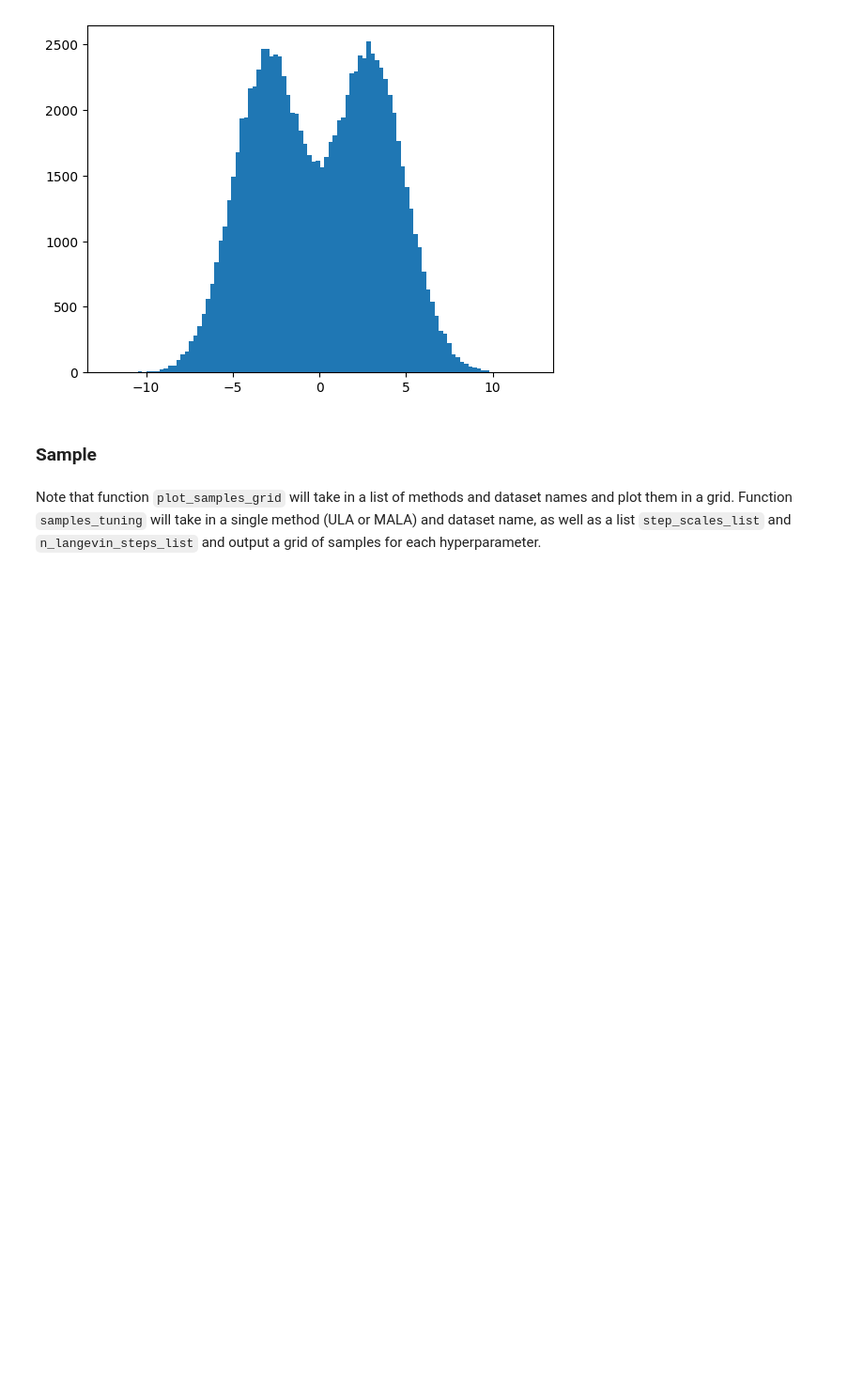
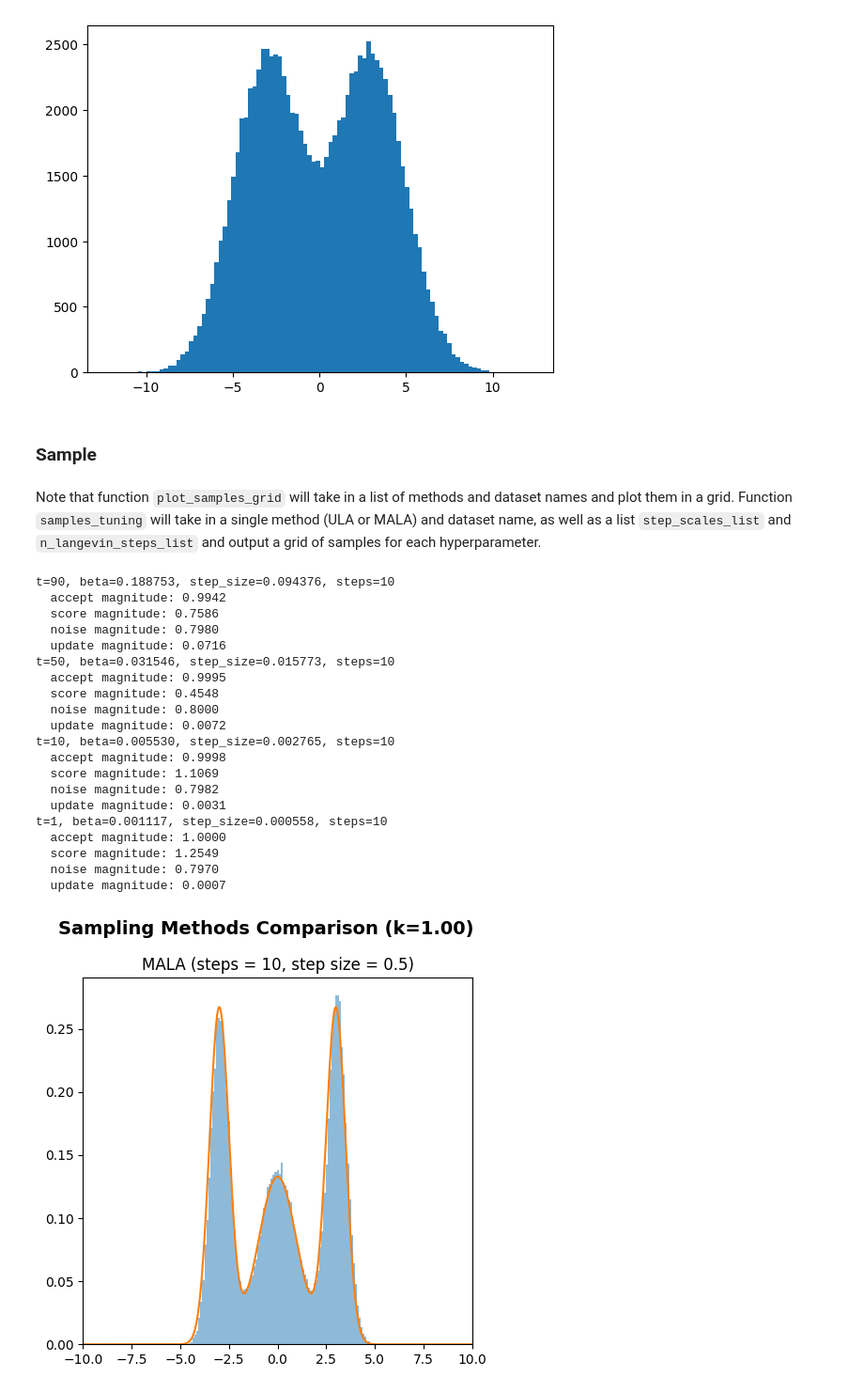
Before and after one commit to zoewus/parallel_tempering, a Jupyter notebook: tempered_energy.ipynb, the cells around one changed output. Shown at 94% size. Saved outputs shown, nothing was run; the diff lists cells and outputs as text; code cells hidden in the pictures; blank space fills up the shorter version.

Commit message:
jupyter notebook with working MALA figure composed k = 1

```diff
--- a/tempered_energy.ipynb
+++ b/tempered_energy.ipynb
@@ -75,8 +75,30 @@ Note that function `plot_samples_grid` will take in a list of methods and datase
 # %%
 methods = ["MALA"]
 
 dataset_names = ["composed"]
 
-for k in [4.0]:
+for k in [1.0]:
 
-	_ = plot_samples_grid(dataset_names, methods, k=k, sigma=None, x_limit = 10)
+	_ = plot_samples_grid(dataset_names, methods, k=k, sigma=None, x_limit = 10, step_scale=0.5, n_langevin_steps=10)
+# %% [output]
+t=90, beta=0.188753, step_size=0.094376, steps=10
+  accept magnitude: 0.9942
+  score magnitude: 0.7586
+  noise magnitude: 0.7980
+  update magnitude: 0.0716
+t=50, beta=0.031546, step_size=0.015773, steps=10
+  accept magnitude: 0.9995
+  score magnitude: 0.4548
+  noise magnitude: 0.8000
+  update magnitude: 0.0072
+t=10, beta=0.005530, step_size=0.002765, steps=10
+  accept magnitude: 0.9998
+  score magnitude: 1.1069
+  noise magnitude: 0.7982
+  update magnitude: 0.0031
+t=1, beta=0.001117, step_size=0.000558, steps=10
+  accept magnitude: 1.0000
+  score magnitude: 1.2549
+  noise magnitude: 0.7970
+  update magnitude: 0.0007
+[figure, added]
```
